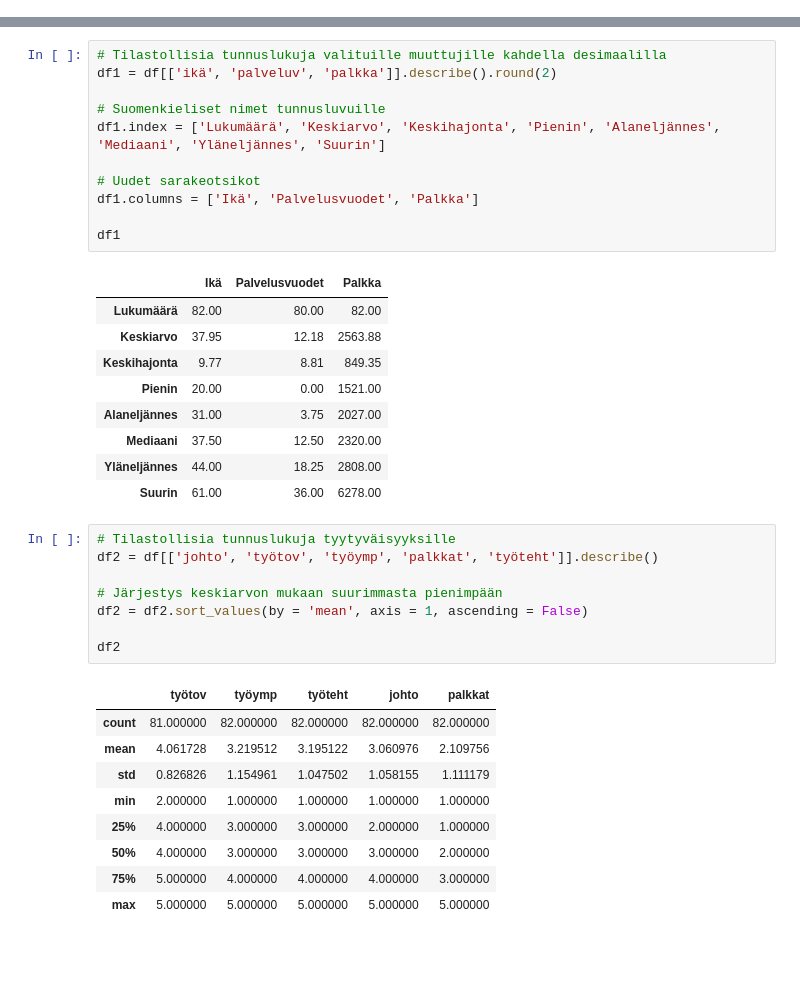
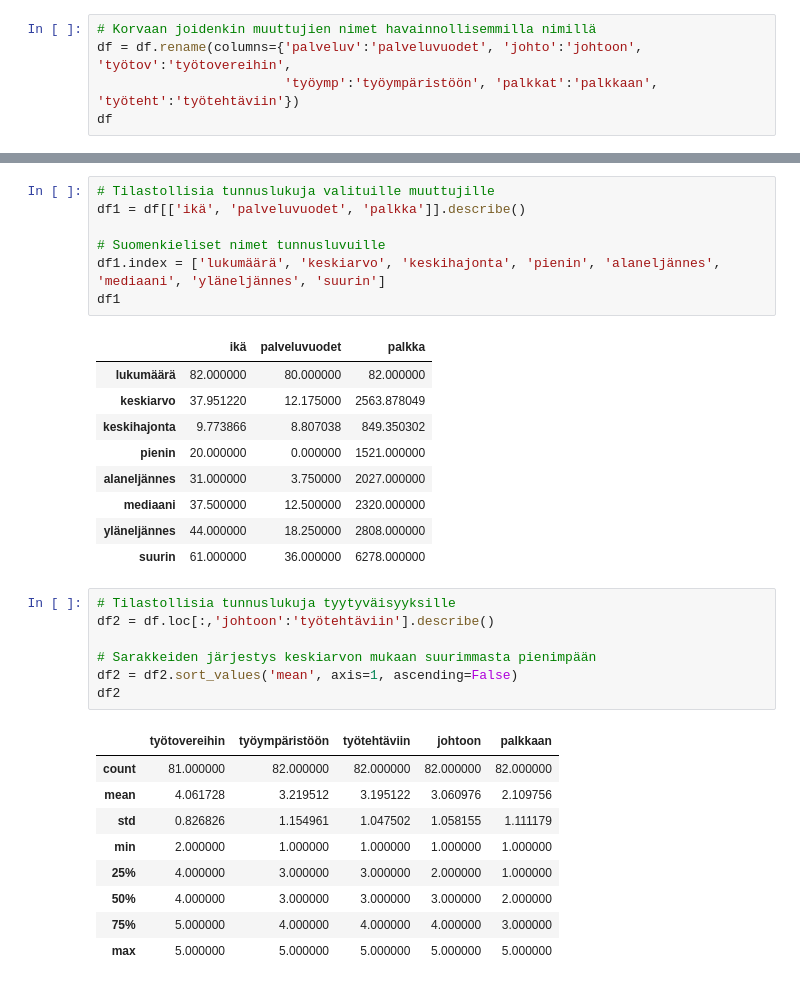
Before and after one commit to taanila/kuvaileva, a Jupyter notebook: tunnuslukuja.ipynb, the cells around one changed output, grey strips where cells are left out. Drawn from its saved outputs; the diff is of its cells as text; blank space fills up the shorter version.

```diff
--- a/tunnuslukuja.ipynb
+++ b/tunnuslukuja.ipynb
@@ -38,0 +41,5 @@ df.head()
+# %%
+# Korvaan joidenkin muuttujien nimet havainnollisemmilla nimillä
+df = df.rename(columns={'palveluv':'palveluvuodet', 'johto':'johtoon', 'työtov':'työtovereihin',
+                        'työymp':'työympäristöön', 'palkkat':'palkkaan', 'työteht':'työtehtäviin'})
+df
@@ -51,34 +84,29 @@ df.describe()
 # %%
-# Tilastollisia tunnuslukuja valituille muuttujille kahdella desimaalilla
-df1 = df[['ikä', 'palveluv', 'palkka']].describe().round(2)
+# Tilastollisia tunnuslukuja valituille muuttujille
+df1 = df[['ikä', 'palveluvuodet', 'palkka']].describe()
 
 # Suomenkieliset nimet tunnusluvuille
-df1.index = ['Lukumäärä', 'Keskiarvo', 'Keskihajonta', 'Pienin', 'Alaneljännes', 'Mediaani', 'Yläneljännes', 'Suurin']
-
-# Uudet sarakeotsikot
-df1.columns = ['Ikä', 'Palvelusvuodet', 'Palkka']
-
+df1.index = ['lukumäärä', 'keskiarvo', 'keskihajonta', 'pienin', 'alaneljännes', 'mediaani', 'yläneljännes', 'suurin']
 df1
 # %% [output]
-|  | Ikä | Palvelusvuodet | Palkka |
-| Lukumäärä | 82.00 | 80.00 | 82.00 |
-| Keskiarvo | 37.95 | 12.18 | 2563.88 |
-| Keskihajonta | 9.77 | 8.81 | 849.35 |
-| Pienin | 20.00 | 0.00 | 1521.00 |
-| Alaneljännes | 31.00 | 3.75 | 2027.00 |
-| Mediaani | 37.50 | 12.50 | 2320.00 |
-| Yläneljännes | 44.00 | 18.25 | 2808.00 |
-| Suurin | 61.00 | 36.00 | 6278.00 |
+|  | ikä | palveluvuodet | palkka |
+| lukumäärä | 82.000000 | 80.000000 | 82.000000 |
+| keskiarvo | 37.951220 | 12.175000 | 2563.878049 |
+| keskihajonta | 9.773866 | 8.807038 | 849.350302 |
+| pienin | 20.000000 | 0.000000 | 1521.000000 |
+| alaneljännes | 31.000000 | 3.750000 | 2027.000000 |
+| mediaani | 37.500000 | 12.500000 | 2320.000000 |
+| yläneljännes | 44.000000 | 18.250000 | 2808.000000 |
+| suurin | 61.000000 | 36.000000 | 6278.000000 |
 # %%
 # Tilastollisia tunnuslukuja tyytyväisyyksille
-df2 = df[['johto', 'työtov', 'työymp', 'palkkat', 'työteht']].describe()
+df2 = df.loc[:,'johtoon':'työtehtäviin'].describe()
 
-# Järjestys keskiarvon mukaan suurimmasta pienimpään
-df2 = df2.sort_values(by = 'mean', axis = 1, ascending = False)
-
+# Sarakkeiden järjestys keskiarvon mukaan suurimmasta pienimpään
+df2 = df2.sort_values('mean', axis=1, ascending=False)
 df2
 # %% [output]
-|  | työtov | työymp | työteht | johto | palkkat |
+|  | työtovereihin | työympäristöön | työtehtäviin | johtoon | palkkaan |
 | count | 81.000000 | 82.000000 | 82.000000 | 82.000000 | 82.000000 |
 | mean | 4.061728 | 3.219512 | 3.195122 | 3.060976 | 2.109756 |
 | std | 0.826826 | 1.154961 | 1.047502 | 1.058155 | 1.111179 |
```
Also changed, not shown: parts of 18 cells of this notebook.
